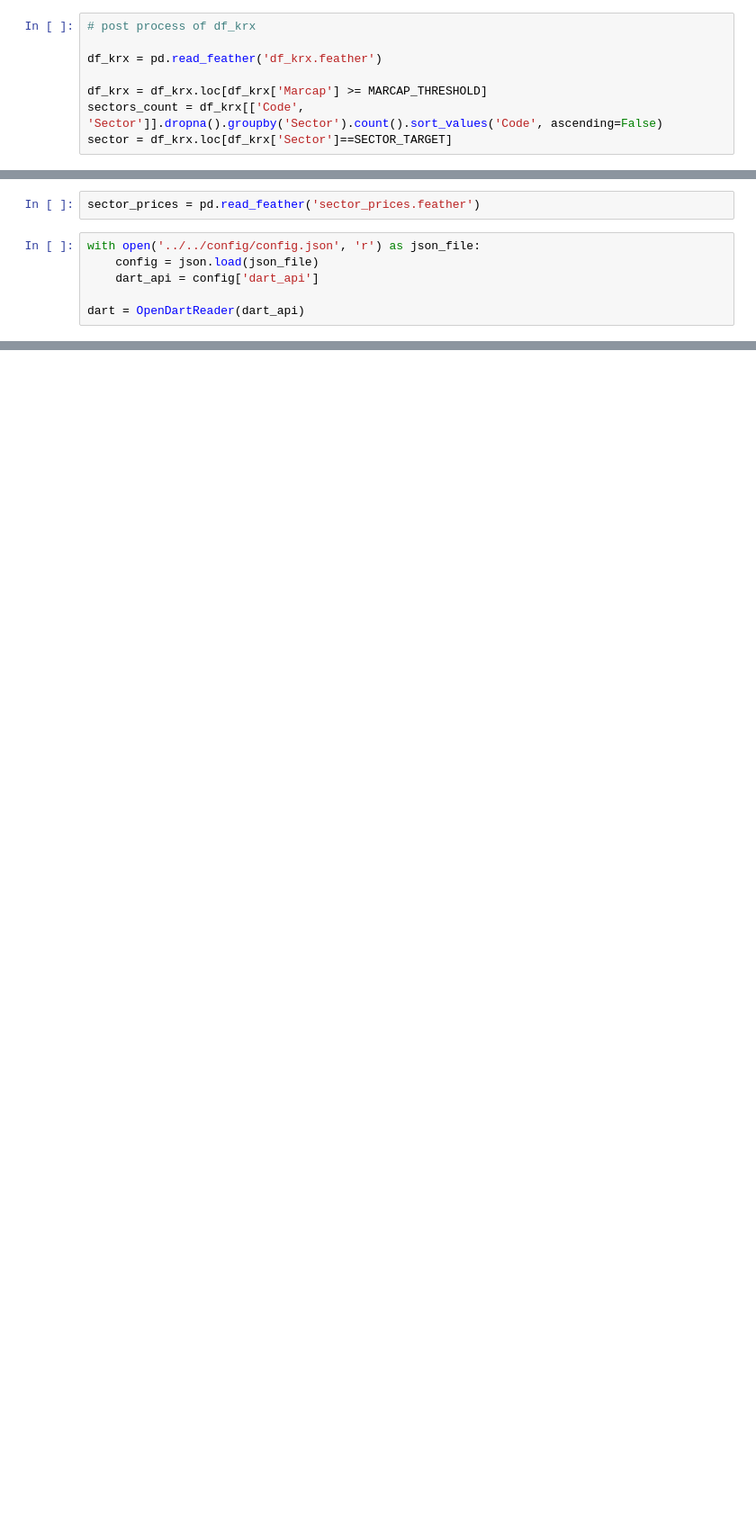
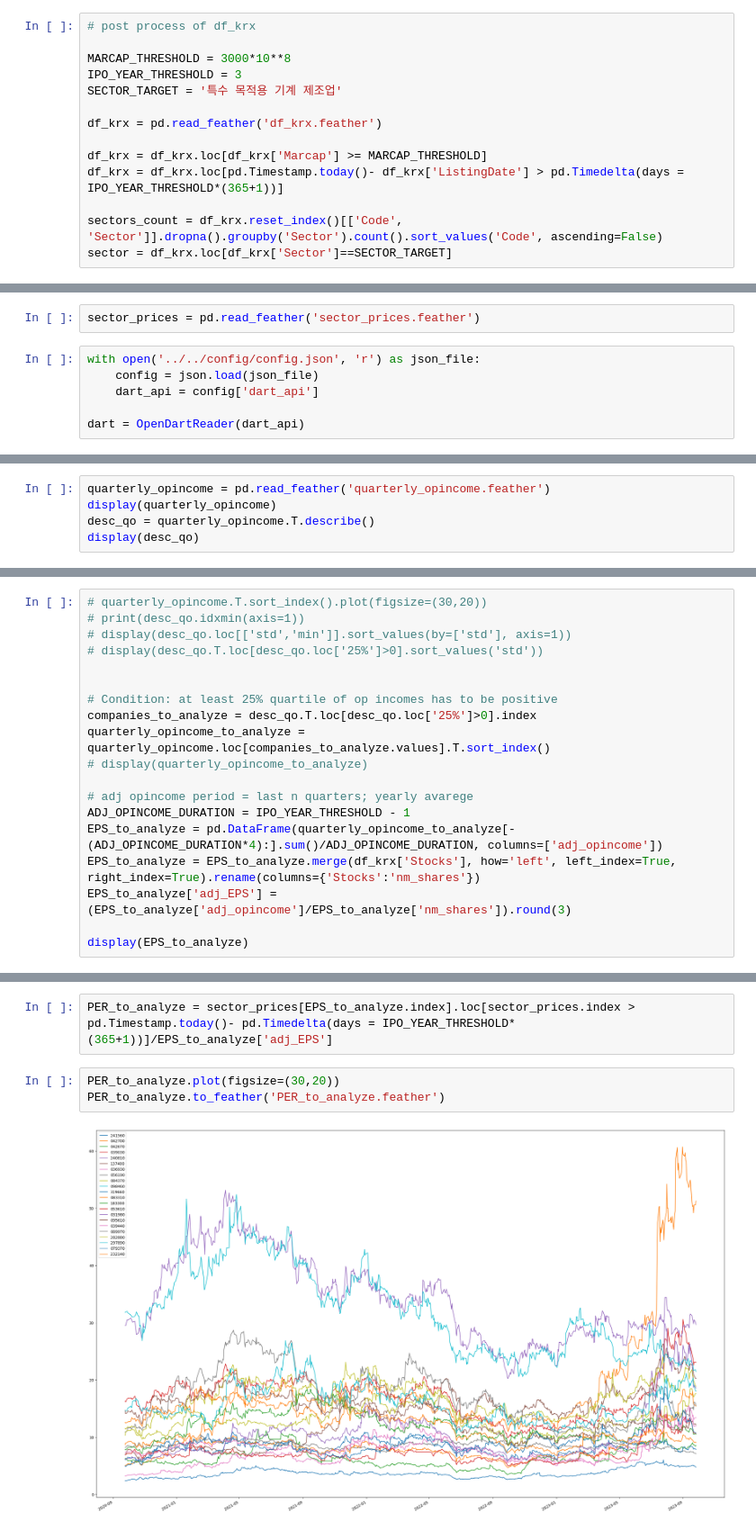
Before and after one commit to iburn78/trader, a Jupyter notebook: data_collection/dc_02.ipynb, the cells around one changed output, grey strips where cells are left out. Shown at 90% size. Drawn from its saved outputs; the diff is of its cells as text; blank space fills up the shorter version.

```diff
--- a/data_collection/dc_02.ipynb
+++ b/data_collection/dc_02.ipynb
@@ -30,9 +40,15 @@ PRICE_START_DATE = '2013-01-01'
 # %%
 # post process of df_krx
+
+MARCAP_THRESHOLD = 3000*10**8
+IPO_YEAR_THRESHOLD = 3
+SECTOR_TARGET = '특수 목적용 기계 제조업'
 
 df_krx = pd.read_feather('df_krx.feather')
 
 df_krx = df_krx.loc[df_krx['Marcap'] >= MARCAP_THRESHOLD]
-sectors_count = df_krx[['Code', 'Sector']].dropna().groupby('Sector').count().sort_values('Code', ascending=False)
+df_krx = df_krx.loc[pd.Timestamp.today()- df_krx['ListingDate'] > pd.Timedelta(days = IPO_YEAR_THRESHOLD*(365+1))]
+
+sectors_count = df_krx.reset_index()[['Code', 'Sector']].dropna().groupby('Sector').count().sort_values('Code', ascending=False)
 sector = df_krx.loc[df_krx['Sector']==SECTOR_TARGET]
 # %%
@@ -78,0 +165,5 @@ for code in sector['Code'].values:
+# %%
+quarterly_opincome = pd.read_feather('quarterly_opincome.feather')
+display(quarterly_opincome)
+desc_qo = quarterly_opincome.T.describe()
+display(desc_qo)
@@ -78,0 +200,19 @@ for code in sector['Code'].values:
+# %%
+# quarterly_opincome.T.sort_index().plot(figsize=(30,20))
+# print(desc_qo.idxmin(axis=1))
+# display(desc_qo.loc[['std','min']].sort_values(by=['std'], axis=1))
+# display(desc_qo.T.loc[desc_qo.loc['25%']>0].sort_values('std'))
+
+
+# Condition: at least 25% quartile of op incomes has to be positive
+companies_to_analyze = desc_qo.T.loc[desc_qo.loc['25%']>0].index
+quarterly_opincome_to_analyze = quarterly_opincome.loc[companies_to_analyze.values].T.sort_index()
+# display(quarterly_opincome_to_analyze)
+
+# adj opincome period = last n quarters; yearly avarege
+ADJ_OPINCOME_DURATION = IPO_YEAR_THRESHOLD - 1
+EPS_to_analyze = pd.DataFrame(quarterly_opincome_to_analyze[-(ADJ_OPINCOME_DURATION*4):].sum()/ADJ_OPINCOME_DURATION, columns=['adj_opincome'])
+EPS_to_analyze = EPS_to_analyze.merge(df_krx['Stocks'], how='left', left_index=True, right_index=True).rename(columns={'Stocks':'nm_shares'})
+EPS_to_analyze['adj_EPS'] = (EPS_to_analyze['adj_opincome']/EPS_to_analyze['nm_shares']).round(3)
+
+display(EPS_to_analyze)
@@ -78,0 +238,7 @@ for code in sector['Code'].values:
+# %%
+PER_to_analyze = sector_prices[EPS_to_analyze.index].loc[sector_prices.index > pd.Timestamp.today()- pd.Timedelta(days = IPO_YEAR_THRESHOLD*(365+1))]/EPS_to_analyze['adj_EPS']
+# %%
+PER_to_analyze.plot(figsize=(30,20))
+PER_to_analyze.to_feather('PER_to_analyze.feather')
+# %% [output]
+[figure, added]
```
Also changed, not shown: parts of 9 cells of this notebook, 15 other files.
